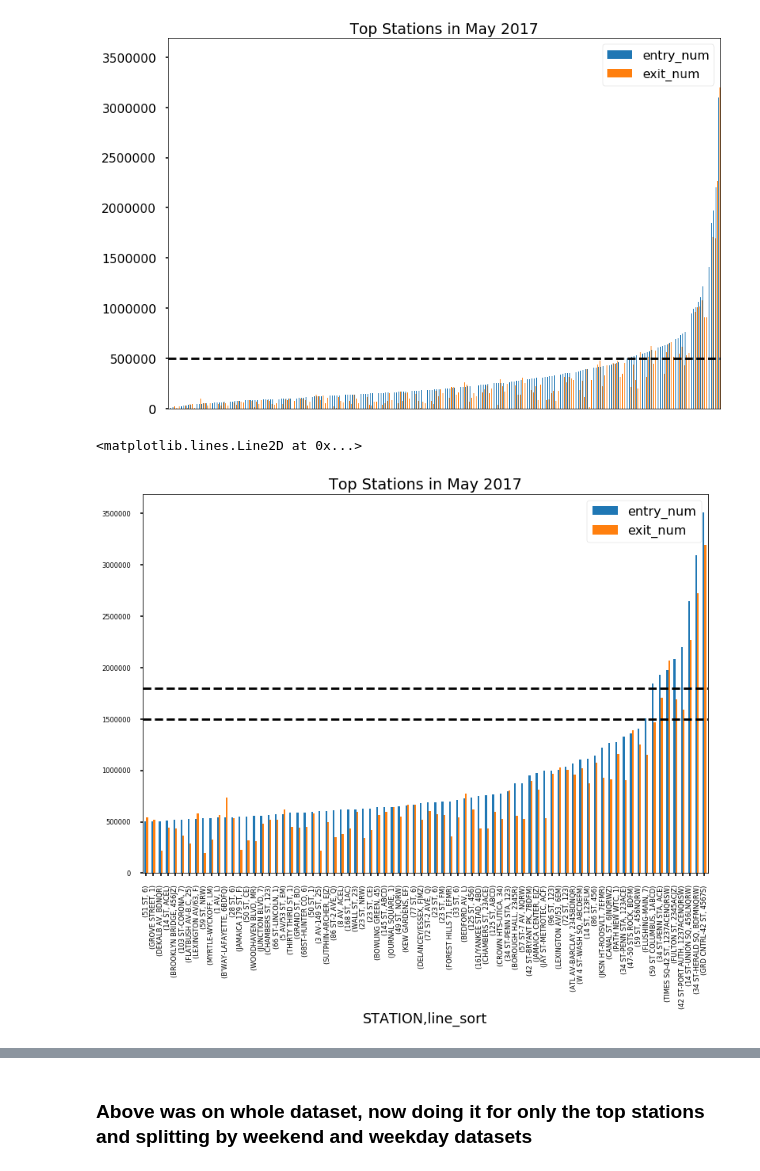
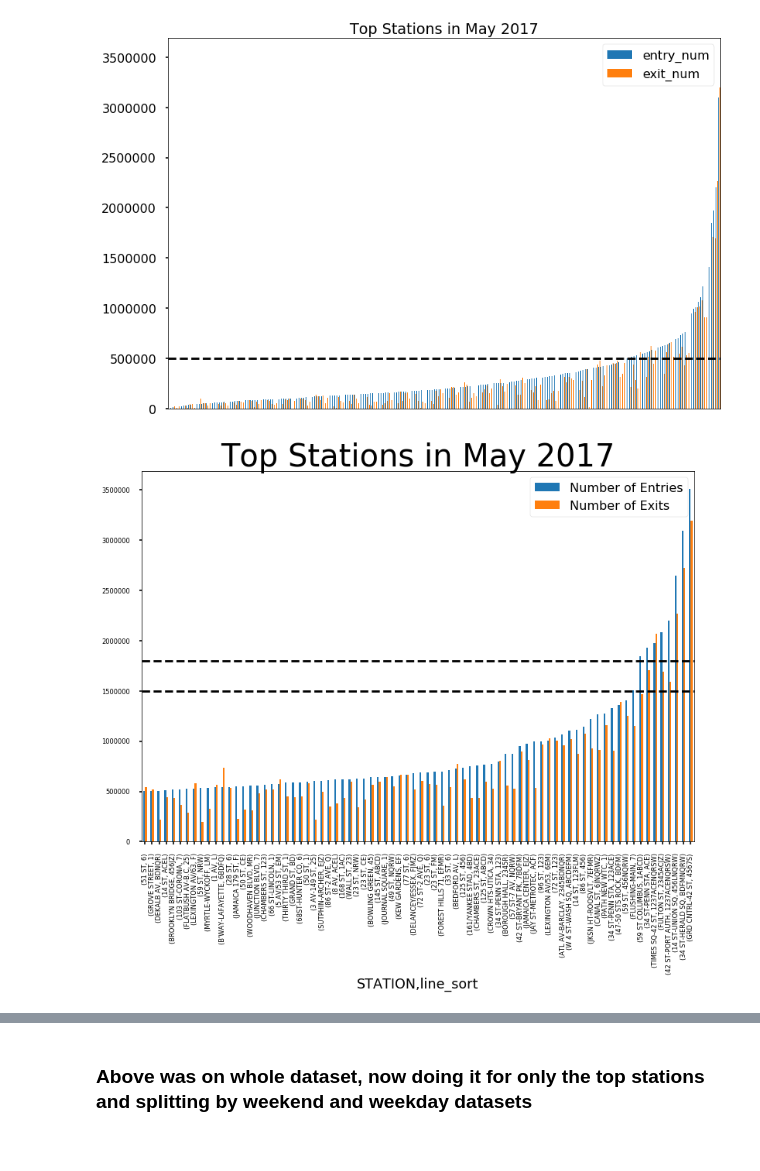
Before and after one commit to adam-ariel/Metis-Project-1----MTA, a Jupyter notebook: project1_wkbk.ipynb, the cells around one changed output, grey strips where cells are left out. Cells and saved outputs as stored; diff of their text form; code cells hidden in the pictures.

```diff
--- a/project1_wkbk.ipynb
+++ b/project1_wkbk.ipynb
@@ -426,9 +407,12 @@ plt.axhline(y=500000, color = 'black', linestyle='--')
 # %%
 graphdf_cut = graphdf[graphdf.entry_num > 500000]
 graphdf_cut.plot(kind='bar', title = "Top Stations in May 2017", fontsize = 'small');
+plt.title('Top Stations in May 2017', size = 40)
 plt.axhline(y=1500000, color = 'black', linestyle='--')
 plt.axhline(y=1800000, color = 'black', linestyle='--')
+L=plt.legend()
+L.get_texts()[0].set_text('Number of Entries')
+L.get_texts()[1].set_text('Number of Exits')
 # %% [output]
-<matplotlib.lines.Line2D at 0x...>
-[figure, old version]
+[figure, new version]
 # %%
```
Also changed, not shown: parts of 14 cells of this notebook, 2 other files.
